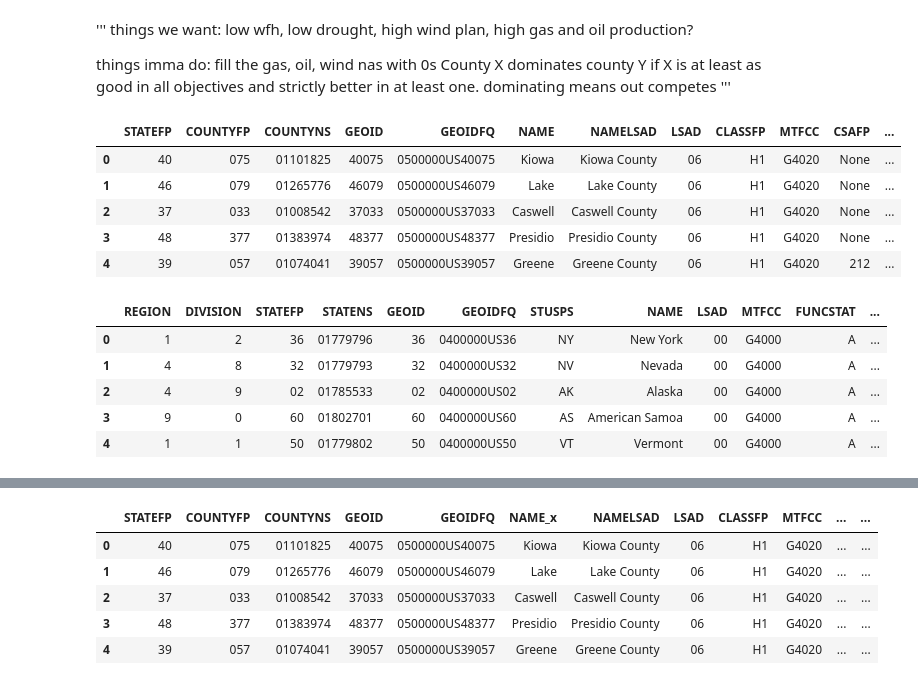
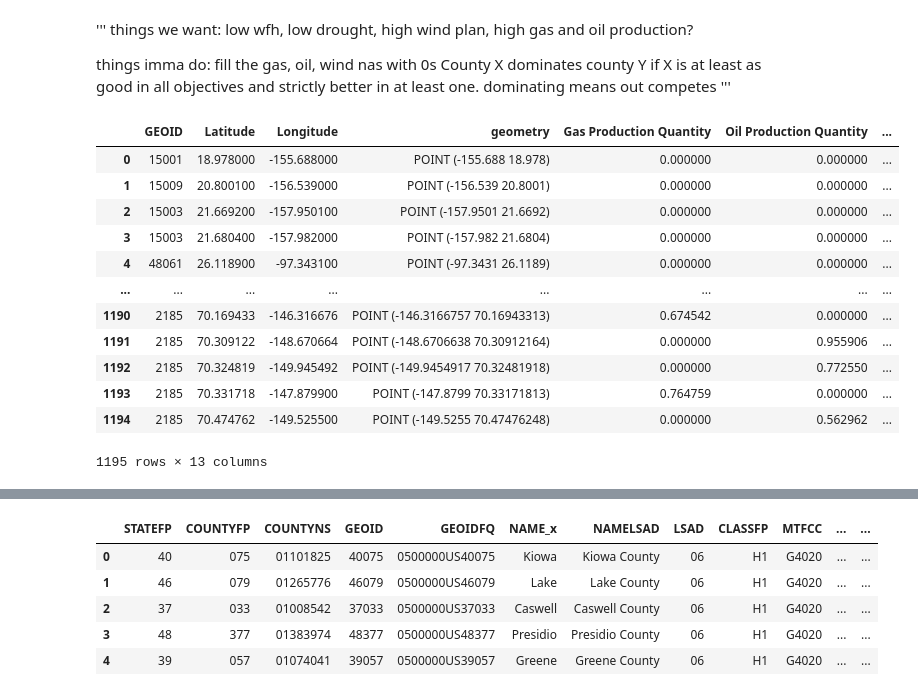
Before and after one commit to sahana-krishnaraj/siting-optimizer-lmichallange, a Jupyter notebook: cleaner.ipynb, the cells around one changed output, grey strips where cells are left out. Cells and saved outputs as stored; diff of their text form; code cells hidden in the pictures.

```diff
--- a/cleaner.ipynb
+++ b/cleaner.ipynb
@@ -19,21 +19,19 @@ County X dominates county Y if X is at least as good in all objectives and stric
 # %%
 final.head()
 final
-county.head()
+#county.head()
 # %% [output]
-|  | STATEFP | COUNTYFP | COUNTYNS | GEOID | GEOIDFQ | NAME | NAMELSAD | LSAD | CLASSFP | MTFCC | CSAFP | ... |
-| 0 | 40 | 075 | 01101825 | 40075 | 0500000US40075 | Kiowa | Kiowa County | 06 | H1 | G4020 | None | ... |
-| 1 | 46 | 079 | 01265776 | 46079 | 0500000US46079 | Lake | Lake County | 06 | H1 | G4020 | None | ... |
-| 2 | 37 | 033 | 01008542 | 37033 | 0500000US37033 | Caswell | Caswell County | 06 | H1 | G4020 | None | ... |
-| 3 | 48 | 377 | 01383974 | 48377 | 0500000US48377 | Presidio | Presidio County | 06 | H1 | G4020 | None | ... |
-| 4 | 39 | 057 | 01074041 | 39057 | 0500000US39057 | Greene | Greene County | 06 | H1 | G4020 | 212 | ... |
+|  | GEOID | Latitude | Longitude | geometry | Gas Production Quantity | Oil Production Quantity | ... |
+| 0 | 15001 | 18.978000 | -155.688000 | POINT (-155.688 18.978) | 0.000000 | 0.000000 | ... |
+| 1 | 15009 | 20.800100 | -156.539000 | POINT (-156.539 20.8001) | 0.000000 | 0.000000 | ... |
+| 2 | 15003 | 21.669200 | -157.950100 | POINT (-157.9501 21.6692) | 0.000000 | 0.000000 | ... |
+| 3 | 15003 | 21.680400 | -157.982000 | POINT (-157.982 21.6804) | 0.000000 | 0.000000 | ... |
+| 4 | 48061 | 26.118900 | -97.343100 | POINT (-97.3431 26.1189) | 0.000000 | 0.000000 | ... |
+| ... | ... | ... | ... | ... | ... | ... | ... |
+| 1190 | 2185 | 70.169433 | -146.316676 | POINT (-146.3166757 70.16943313) | 0.674542 | 0.000000 | ... |
+| 1191 | 2185 | 70.309122 | -148.670664 | POINT (-148.6706638 70.30912164) | 0.000000 | 0.955906 | ... |
+| 1192 | 2185 | 70.324819 | -149.945492 | POINT (-149.9454917 70.32481918) | 0.000000 | 0.772550 | ... |
+| 1193 | 2185 | 70.331718 | -147.879900 | POINT (-147.8799 70.33171813) | 0.764759 | 0.000000 | ... |
+| 1194 | 2185 | 70.474762 | -149.525500 | POINT (-149.5255 70.47476248) | 0.000000 | 0.562962 | ... |
+1195 rows × 13 columns
-# %%
-state.head()
-# %% [output]
-|  | REGION | DIVISION | STATEFP | STATENS | GEOID | GEOIDFQ | STUSPS | NAME | LSAD | MTFCC | FUNCSTAT | ... |
-| 0 | 1 | 2 | 36 | 01779796 | 36 | 0400000US36 | NY | New York | 00 | G4000 | A | ... |
-| 1 | 4 | 8 | 32 | 01779793 | 32 | 0400000US32 | NV | Nevada | 00 | G4000 | A | ... |
-| 2 | 4 | 9 | 02 | 01785533 | 02 | 0400000US02 | AK | Alaska | 00 | G4000 | A | ... |
-| 3 | 9 | 0 | 60 | 01802701 | 60 | 0400000US60 | AS | American Samoa | 00 | G4000 | A | ... |
-| 4 | 1 | 1 | 50 | 01779802 | 50 | 0400000US50 | VT | Vermont | 00 | G4000 | A | ... |
 # %%
```
Also changed, not shown: parts of 13 cells of this notebook, 2 other files.
